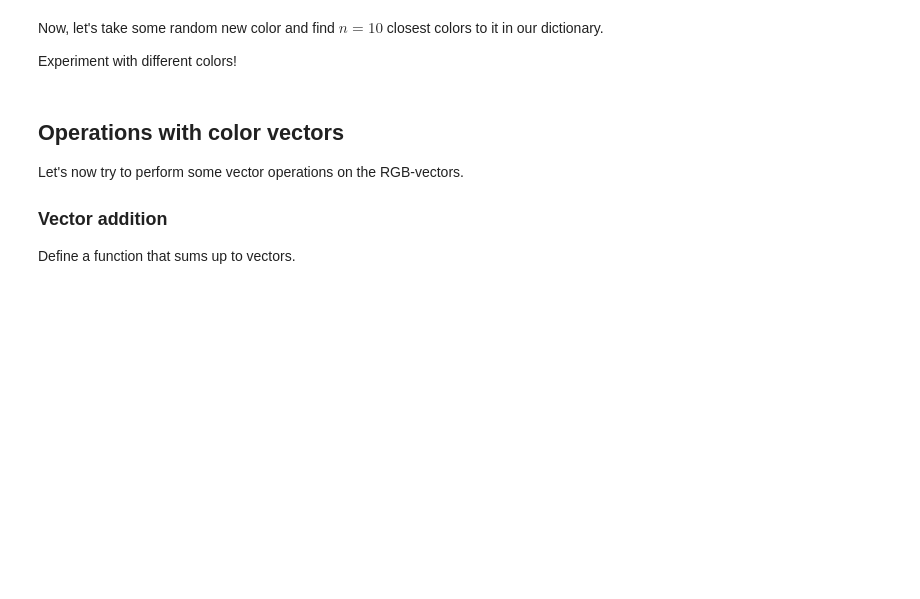
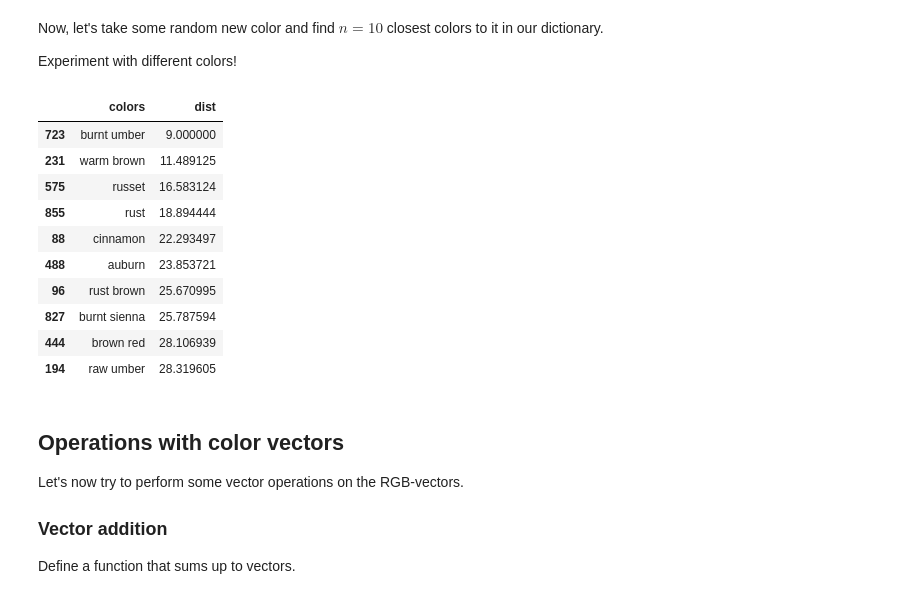
Before and after one commit to superkisa/MaGaML, a Jupyter notebook: MathRefresher/sem_Colors.ipynb, the cells around one changed output. Drawn from its saved outputs; the diff is of its cells as text; code cells hidden in the pictures; blank space fills up the shorter version.

```diff
--- a/MathRefresher/sem_Colors.ipynb
+++ b/MathRefresher/sem_Colors.ipynb
@@ -122,9 +128,10 @@ Implement a function that computed Euclidian distance between two colors in the
 import numpy as np
 
 def distance(color1, color2):
-
   # Your code here
-  pass
+    color1 = np.array(color1)
+    color2 = np.array(color2)
+    return (np.sum((color1-color2)**2))**0.5
 # %% [markdown]
 Try to use your function for computing distances between different colors in the data. What do you observe?
 # %%
@@ -133,0 +145,4 @@ distance(colors['red'], colors['blue'])
+# %%
+d = {'colors': list(colors.keys()), 'col2': np.zeros(len(colors.keys()))}
+df = pd.DataFrame(data=d)
+df.head()
@@ -140,3 +162,10 @@ def find_n_closest(colors, new_color, n=5):
+# %%
+def find_n_closest(colors, new_color, n=5):
+  # Your code here
+    d = {'colors': list(colors.keys()),}
+    df = pd.DataFrame(data=d)
+    df['dist'] = [distance(new_color, color_i) for color_i in list(colors.values())]
+    return df.sort_values(by="dist",)[:n]
 # %% [markdown]
 Now, let's take some random new color and find $n=10$ closest colors to it in our dictionary.
 
@@ -144,9 +173,22 @@ Experiment with different colors!
 # %%
 n = 10
 new_color = [152, 70, 10]
 
 # Your code here
-# closest = ...
+closest = find_n_closest(colors, new_color, n=n)
+closest
+# %% [output]
+|  | colors | dist |
+| 723 | burnt umber | 9.000000 |
+| 231 | warm brown | 11.489125 |
+| 575 | russet | 16.583124 |
+| 855 | rust | 18.894444 |
+| 88 | cinnamon | 22.293497 |
+| 488 | auburn | 23.853721 |
+| 96 | rust brown | 25.670995 |
+| 827 | burnt sienna | 25.787594 |
+| 444 | brown red | 28.106939 |
+| 194 | raw umber | 28.319605 |
 # %% [markdown]
 ## **Operations with color vectors**
 
```
Also changed, not shown: parts of 8 cells of this notebook.
